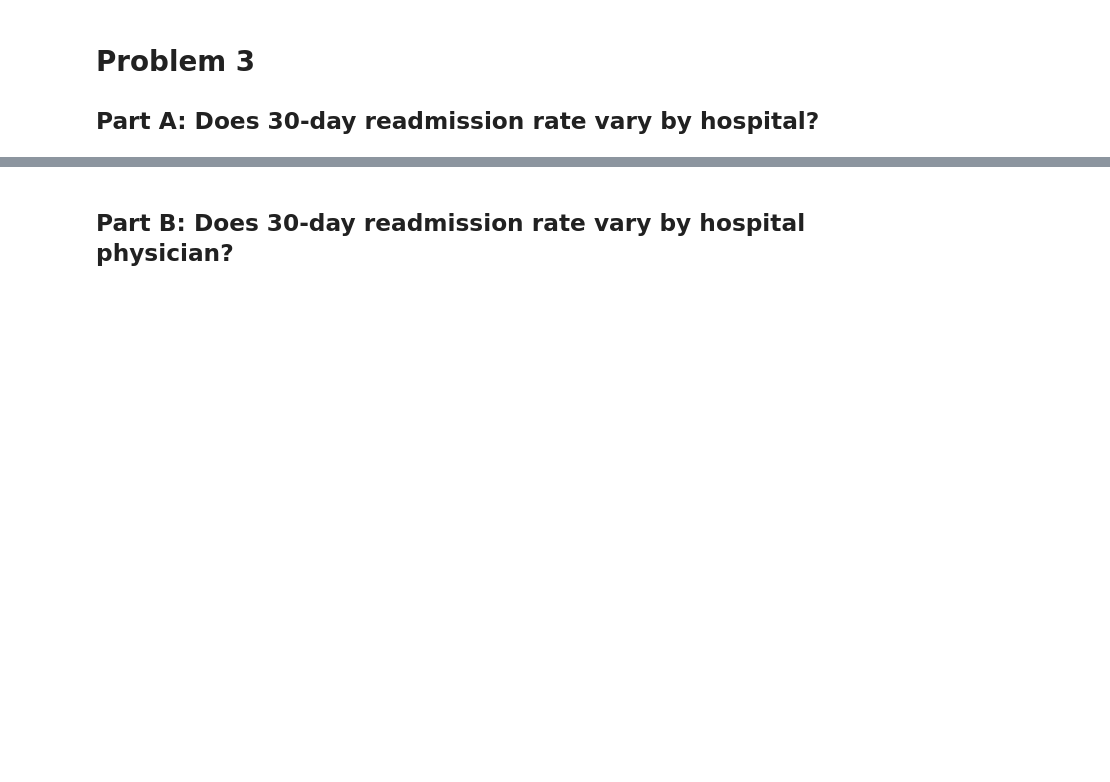
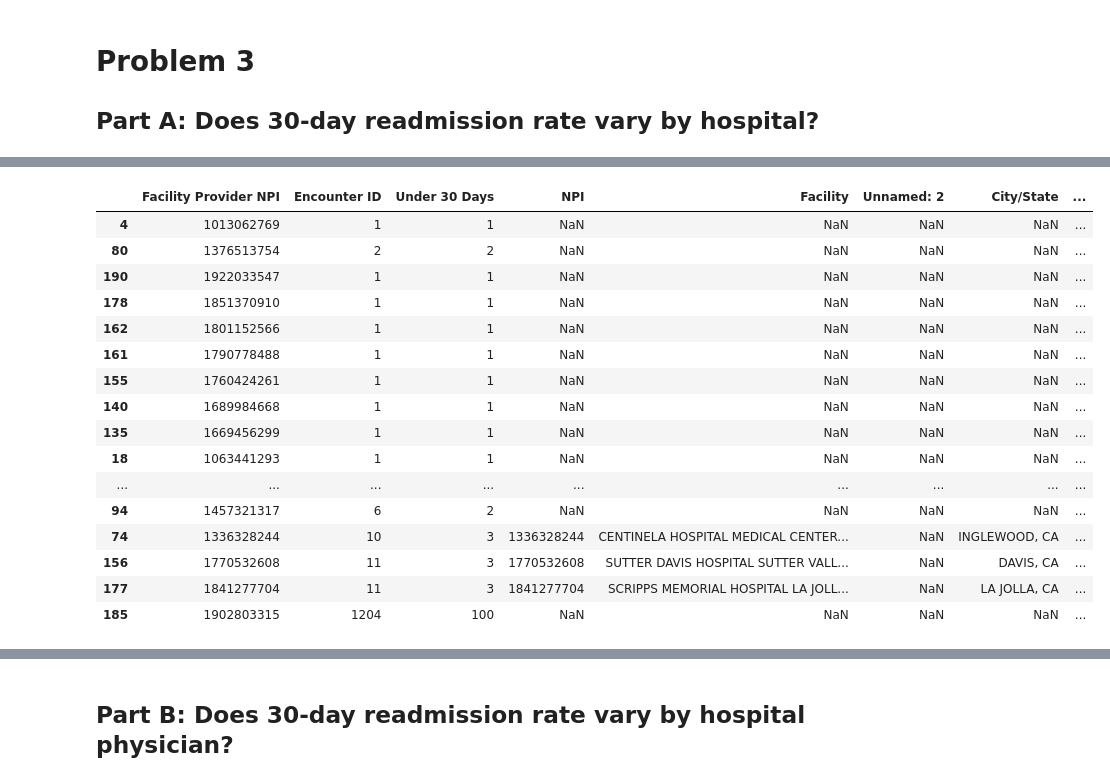
Before and after one commit to jrioross/ursa_health_hospital_readmissions, a Jupyter notebook: ursa_health.ipynb, the cells around one changed output, grey strips where cells are left out. Cells and saved outputs as stored; diff of their text form; code cells hidden in the pictures; blank space fills up the shorter version.

```diff
--- a/ursa_health.ipynb
+++ b/ursa_health.ipynb
@@ -33,7 +33,7 @@ def pvl(x, nobs, count, null_hyp, kind = 'two-sided', alpha = 0.1):
 
      return x
 
-def only_significant(x, nobs, count, null_hyp, kind, alpha):
+def significant_only(x, nobs, count, null_hyp, kind = 'two-sided', alpha = 0.1):
      def p(y):
         return sprop.proportions_ztest(nobs = y[nobs],
                                    count = y[count],
@@ -454,3 +468,28 @@ fac_u30_sum
+# %%
+#Check for significant results BEFORE/AFTER filtering to only 10 or more encounters
+
+significant_only(x = facility_u30,#[facility_u30['Encounter ID'] >= 10],
+                 nobs = 'Encounter ID',
+                 count = 'Under 30 Days',
+                 null_hyp = u30d_rate).sort_values('Facility U30 Days Rate', ascending = False)
+# %% [output]
+|  | Facility Provider NPI | Encounter ID | Under 30 Days | NPI | Facility | Unnamed: 2 | City/State | ... |
+| 4 | 1013062769 | 1 | 1 | NaN | NaN | NaN | NaN | ... |
+| 80 | 1376513754 | 2 | 2 | NaN | NaN | NaN | NaN | ... |
+| 190 | 1922033547 | 1 | 1 | NaN | NaN | NaN | NaN | ... |
+| 178 | 1851370910 | 1 | 1 | NaN | NaN | NaN | NaN | ... |
+| 162 | 1801152566 | 1 | 1 | NaN | NaN | NaN | NaN | ... |
+| 161 | 1790778488 | 1 | 1 | NaN | NaN | NaN | NaN | ... |
+| 155 | 1760424261 | 1 | 1 | NaN | NaN | NaN | NaN | ... |
+| 140 | 1689984668 | 1 | 1 | NaN | NaN | NaN | NaN | ... |
+| 135 | 1669456299 | 1 | 1 | NaN | NaN | NaN | NaN | ... |
+| 18 | 1063441293 | 1 | 1 | NaN | NaN | NaN | NaN | ... |
+| ... | ... | ... | ... | ... | ... | ... | ... | ... |
+| 94 | 1457321317 | 6 | 2 | NaN | NaN | NaN | NaN | ... |
+| 74 | 1336328244 | 10 | 3 | 1336328244 | CENTINELA HOSPITAL MEDICAL CENTER... | NaN | INGLEWOOD, CA | ... |
+| 156 | 1770532608 | 11 | 3 | 1770532608 | SUTTER DAVIS HOSPITAL SUTTER VALL... | NaN | DAVIS, CA | ... |
+| 177 | 1841277704 | 11 | 3 | 1841277704 | SCRIPPS MEMORIAL HOSPITAL LA JOLL... | NaN | LA JOLLA, CA | ... |
+| 185 | 1902803315 | 1204 | 100 | NaN | NaN | NaN | NaN | ... |
 # %%
 sns.catplot(data = fac_u30_sum,
             x = 'Facility U30 Days Rate',
```
Also changed, not shown: parts of 10 cells of this notebook.
